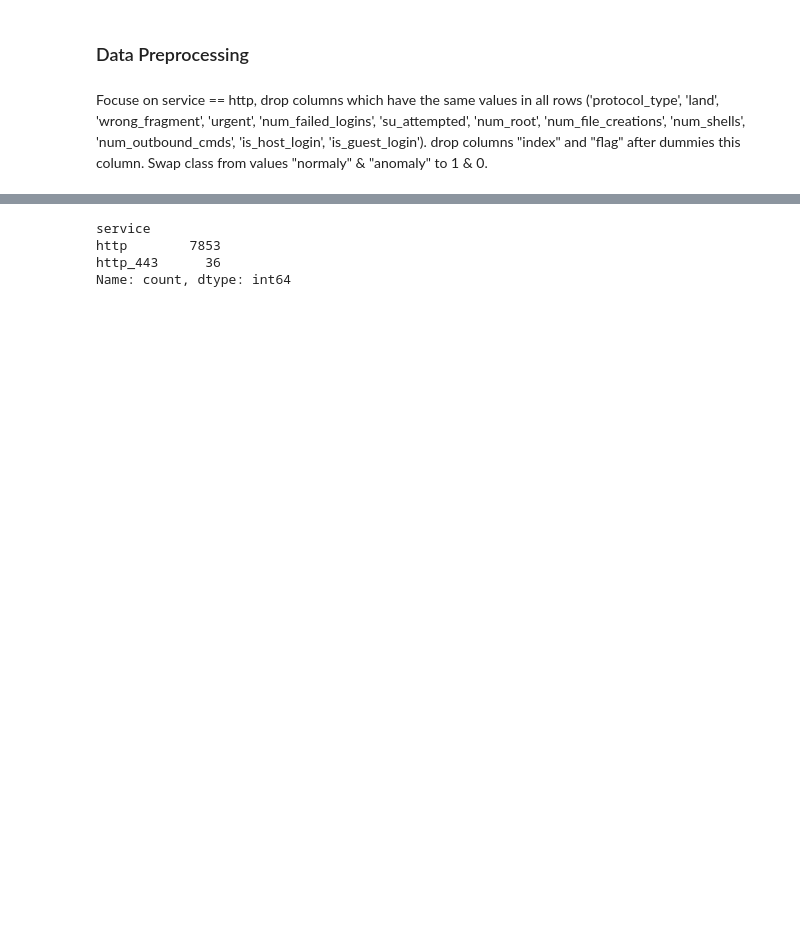
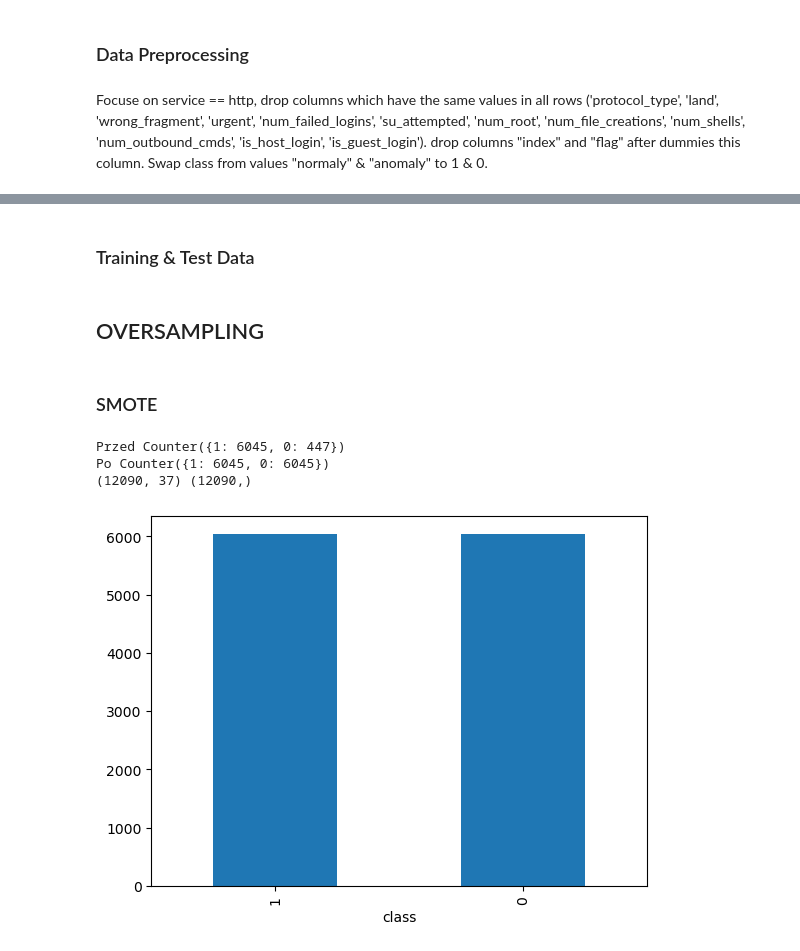
Before and after one commit to BeNNeTTcik/xgboost, a Jupyter notebook: notebooks/ips.ipynb, the cells around one changed output, grey strips where cells are left out. Drawn from its saved outputs; the diff is of its cells as text; code cells hidden in the pictures; blank space fills up the shorter version.

```diff
--- a/notebooks/ips.ipynb
+++ b/notebooks/ips.ipynb
@@ -41,7 +41,7 @@ Focuse on service == http, drop columns which have the same values in all rows (
 #read data & use only http services
 df = pd.read_csv("..\\data\\IPS\\Train_data.csv")
 df = df[df['service'].str.contains('http')]
-#drop columns service and protocol_type and index
+df = df[df['service'] != 'http_8001']
 df = df.drop(columns=["service"])
 df = df.reset_index()
 df = df.drop(columns=["protocol_type"])
@@ -68,10 +72,49 @@ pd.Series(colum).value_counts().plot.bar()
-# %%
-df_test = pd.read_csv("..\\data\\IPS\\Test_data.csv")
-df_test = df_test[df_test['service'].str.contains('http')]
-colum = df_test['service'].value_counts()
-print(colum)
-# %% [output]
-service
-http        7853
-http_443      36
-Name: count, dtype: int64
+# %% [markdown]
+### Training & Test Data
+# %%
+#X and y
+X = df.drop(columns=['class'])
+y = df['class']
+
+#split data on test and train
+X_train, X_test, y_train, y_test = train_test_split(X, y, test_size=0.2, random_state=42)
+
+#concat X_train & y_train -> used to save files
+df_train = pd.concat([X_train, y_train], axis=1)
+df_train['source'] = 'original'
+df_train.to_csv("D:\\ml\\xgboost-main\\data\\IPS\\original_data.csv")
+
+#save test samples
+y_test.to_csv("D:\\ml\\xgboost-main\\data\\IPS\\test_data\\y_test.csv")
+X_test.to_csv("D:\\ml\\xgboost-main\\data\\IPS\\test_data\\X_test.csv")
+# %% [markdown]
+## OVERSAMPLING
+# %% [markdown]
+### SMOTE
+# %%
+file_path1 = "D:\\ml\\xgboost-main\\data\\IPS\\smote_data.csv"
+#generate new data by SMOTE
+con = Counter(y_train)
+print("Przed", con)
+smote = SMOTE(random_state=42)
+X_train_sm, y_train_sm = smote.fit_resample(X_train, y_train)
+con1 = Counter(y_train_sm)
+print("Po", con1)
+
+#concat smote train X & y && save data
+train_data_smote = pd.concat([X_train_sm, y_train_sm], axis=1)          #polaczenie danych wygenerowanych X_train oraz y_train
+train_data_smote['generated_by_smote'] = ['original' if i < len(df_train) else 'smote' for i in range(len(train_data_smote))]
+smote_data = train_data_smote[train_data_smote['generated_by_smote'] == 'smote'].drop('generated_by_smote', axis=1)
+smote_data["source"]="smote"
+
+if not os.path.exists(file_path1):
+    smote_data.to_csv(file_path1, index=False)
+else:
+    print(f'Plik istnieje pod ścieżką: {file_path1}')
+
+pd.Series(y_train_sm).value_counts().plot.bar()
+# %% [output]
+Przed Counter({1: 6045, 0: 447})
+Po Counter({1: 6045, 0: 6045})
+(12090, 37) (12090,)
+[figure, added]
```
Also changed, not shown: parts of 7 cells of this notebook, 6 other files.
